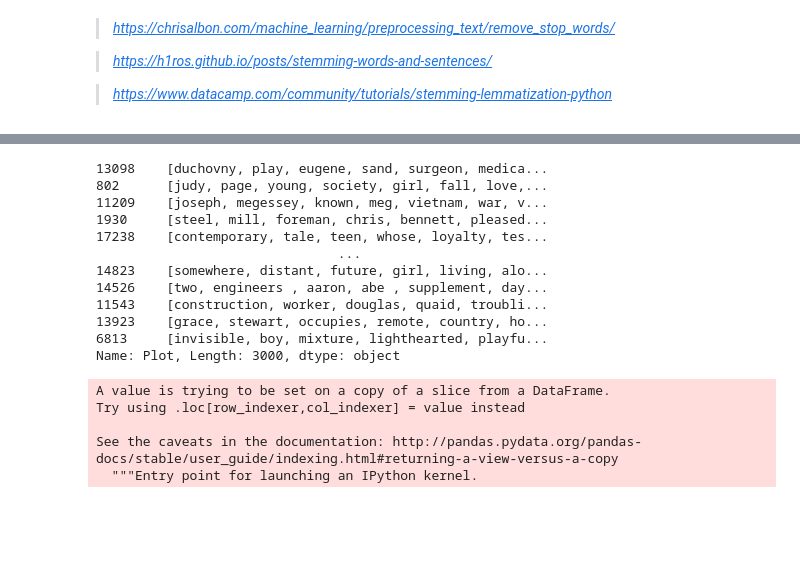
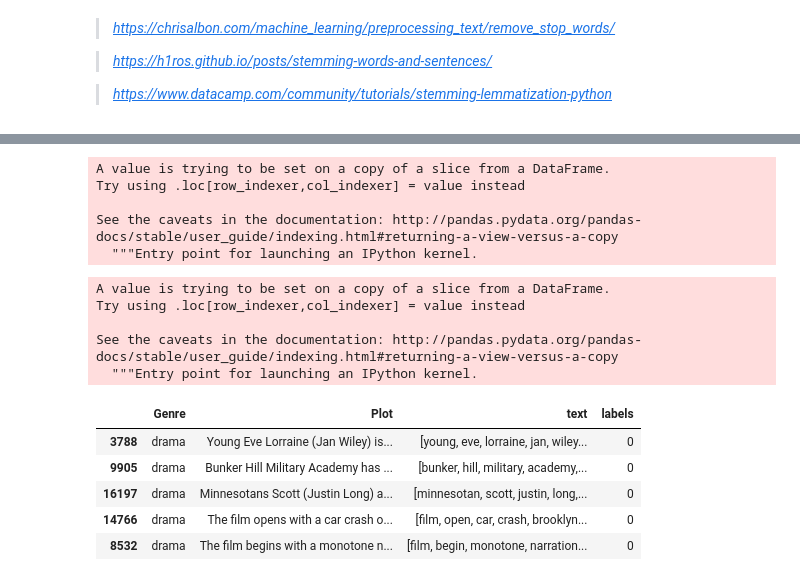
Before and after one commit to LeonVillanueva/CoLab, a Jupyter notebook: Google_CoLab_NLP.ipynb, the cells around one changed output, grey strips where cells are left out. Saved outputs shown, nothing was run; the diff lists cells and outputs as text; code cells hidden in the pictures; blank space fills up the shorter version.

```diff
--- a/Google_CoLab_NLP.ipynb
+++ b/Google_CoLab_NLP.ipynb
@@ -103,16 +103,9 @@ len (simplify (txt))
 # %%
-final['Plot'].apply (simplify)
+final['text'] = final['Plot'].apply (simplify)
 # %% [output]
-13098    [duchovny, play, eugene, sand, surgeon, medica...
-802      [judy, page, young, society, girl, fall, love,...
-11209    [joseph, megessey, known, meg, vietnam, war, v...
-1930     [steel, mill, foreman, chris, bennett, pleased...
-17238    [contemporary, tale, teen, whose, loyalty, tes...
-                               ...
-14823    [somewhere, distant, future, girl, living, alo...
-14526    [two, engineers , aaron, abe , supplement, day...
-11543    [construction, worker, douglas, quaid, troubli...
-13923    [grace, stewart, occupies, remote, country, ho...
-6813     [invisible, boy, mixture, lighthearted, playfu...
-Name: Plot, Length: 3000, dtype: object
+A value is trying to be set on a copy of a slice from a DataFrame.
+Try using .loc[row_indexer,col_indexer] = value instead
+
+See the caveats in the documentation: http://pandas.pydata.org/pandas-docs/stable/user_guide/indexing.html#returning-a-view-versus-a-copy
+  """Entry point for launching an IPython kernel.
 # %%
@@ -123,4 +116,13 @@ Try using .loc[row_indexer,col_indexer] = value instead
 
 See the caveats in the documentation: http://pandas.pydata.org/pandas-docs/stable/user_guide/indexing.html#returning-a-view-versus-a-copy
   """Entry point for launching an IPython kernel.
+# %%
+final.head()
+# %% [output]
+|  | Genre | Plot | text | labels |
+| 3788 | drama | Young Eve Lorraine (Jan Wiley) is... | [young, eve, lorraine, jan, wiley... | 0 |
+| 9905 | drama | Bunker Hill Military Academy has ... | [bunker, hill, military, academy,... | 0 |
+| 16197 | drama | Minnesotans Scott (Justin Long) a... | [minnesotan, scott, justin, long,... | 0 |
+| 14766 | drama | The film opens with a car crash o... | [film, open, car, crash, brooklyn... | 0 |
+| 8532 | drama | The film begins with a monotone n... | [film, begin, monotone, narration... | 0 |
 # %%
```
Also changed, not shown: parts of 20 cells of this notebook.
